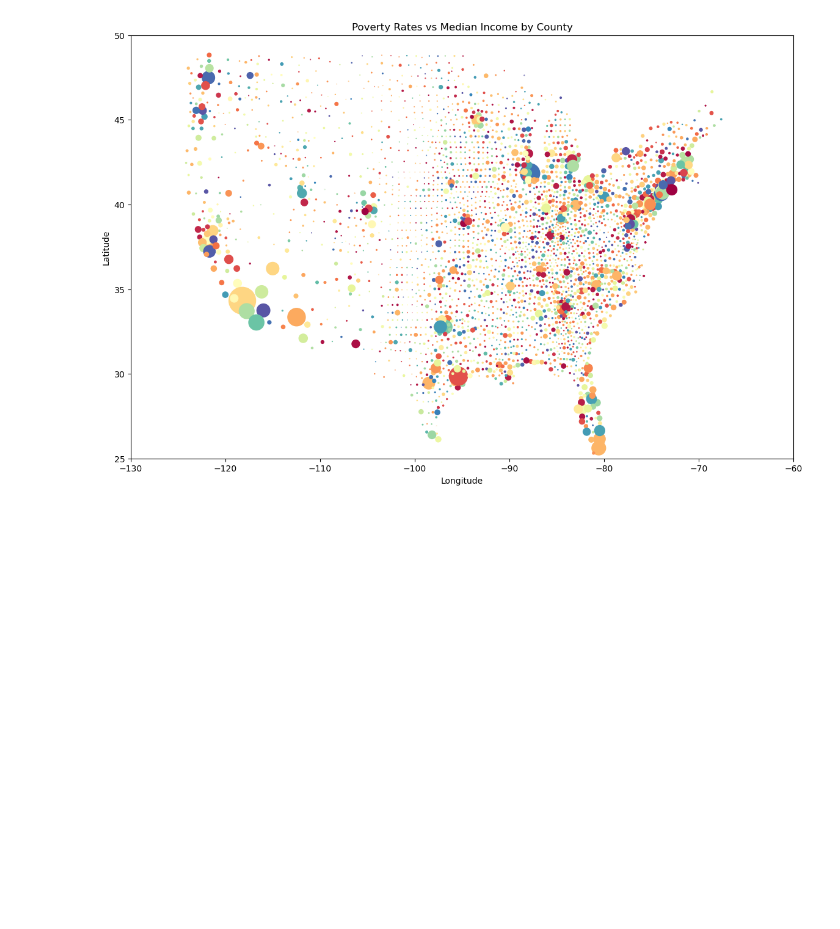
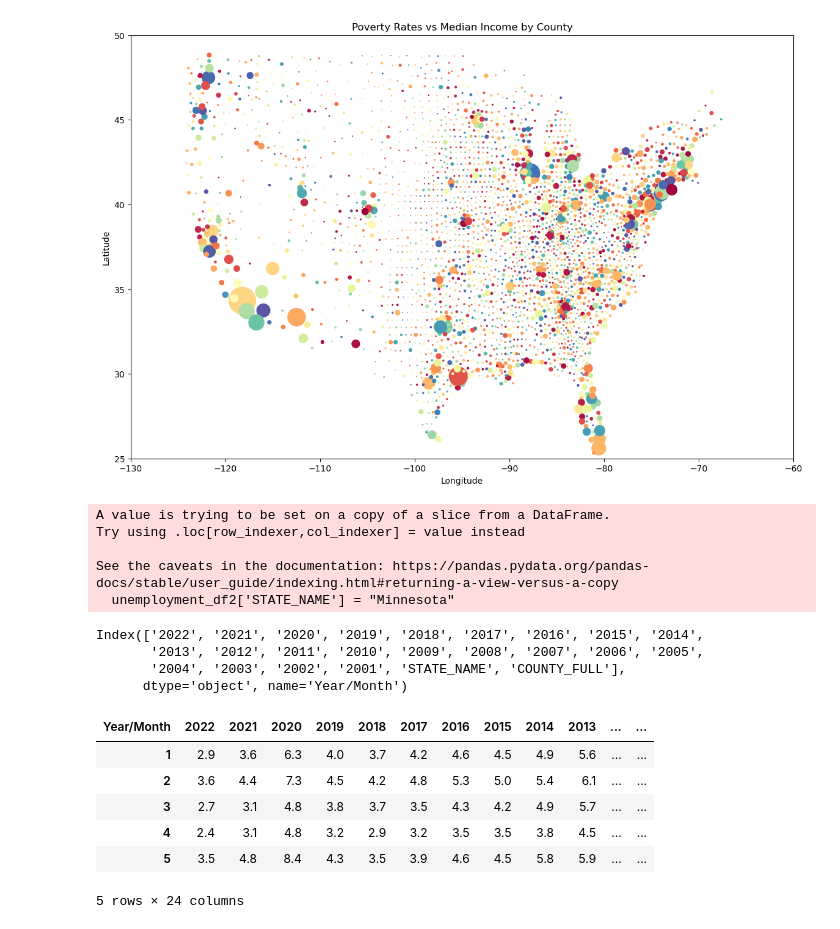
Before and after one commit to sammoe60/data-vikings, a Jupyter notebook: kendra/kendra.ipynb, the cells around one changed output. Saved outputs shown, nothing was run; the diff lists cells and outputs as text; code cells hidden in the pictures; blank space fills up the shorter version.

```diff
--- a/kendra/kendra.ipynb
+++ b/kendra/kendra.ipynb
@@ -305,0 +314,47 @@ county_final.plot.scatter(x='LNG', y='LAT', ylim=(25,50), xlim=(-130,-60),s=(cou
+# %%
+header = unemployment_df.iloc[0]
+unemployment_df2 = unemployment_df[1:]
+unemployment_df2.columns = header
+unemployment_df2.columns
+unemployment_df2['STATE_NAME'] = "Minnesota"
+# %% [output]
+A value is trying to be set on a copy of a slice from a DataFrame.
+Try using .loc[row_indexer,col_indexer] = value instead
+
+See the caveats in the documentation: https://pandas.pydata.org/pandas-docs/stable/user_guide/indexing.html#returning-a-view-versus-a-copy
+  unemployment_df2['STATE_NAME'] = "Minnesota"
+# %%
+ue_df = unemployment_df2.rename(columns={ '2022 Annual Avg.' : '2022', '2021 Annual Avg.': '2021', '2020 Annual Avg.' : '2020',
+       '2019 Annual Avg.': '2019', '2018 Annual Avg.': '2018', '2017 Annual Avg.': '2017',
+       '2016 Annual Avg.': '2016', '2015 Annual Avg.': '2015', '2014 Annual Avg.': '2014',
+       '2013 Annual Avg.': '2013', '2012 Annual Avg.': '2012', '2011 Annual Avg.': '2011',
+       '2010 Annual Avg.' : '2010', '2009 Annual Avg.': '2009', '2008 Annual Avg.': '2008',
+       '2007 Annual Avg.': '2007', '2006 Annual Avg.': '2006', '2005 Annual Avg.': '2005',
+       '2004 Annual Avg.': '2004', '2003 Annual Avg.': '2003', '2002 Annual Avg.': '2002',
+       '2001 Annual Avg.': '2001'})
+# %%
+i = -1
+num_list = []
+for i in range(88):
+    i += 1
+    num_list.append(i)
+# %%
+ue_df['COUNTY_FULL'] = ue_df.index
+ue_df.index = num_list
+
+ue_df.columns
+# %% [output]
+Index(['2022', '2021', '2020', '2019', '2018', '2017', '2016', '2015', '2014',
+       '2013', '2012', '2011', '2010', '2009', '2008', '2007', '2006', '2005',
+       '2004', '2003', '2002', '2001', 'STATE_NAME', 'COUNTY_FULL'],
+      dtype='object', name='Year/Month')
+# %%
+ue_df.head(5)
+# %% [output]
+| Year/Month | 2022 | 2021 | 2020 | 2019 | 2018 | 2017 | 2016 | 2015 | 2014 | 2013 | ... | ... |
+| 1 | 2.9 | 3.6 | 6.3 | 4.0 | 3.7 | 4.2 | 4.6 | 4.5 | 4.9 | 5.6 | ... | ... |
+| 2 | 3.6 | 4.4 | 7.3 | 4.5 | 4.2 | 4.8 | 5.3 | 5.0 | 5.4 | 6.1 | ... | ... |
+| 3 | 2.7 | 3.1 | 4.8 | 3.8 | 3.7 | 3.5 | 4.3 | 4.2 | 4.9 | 5.7 | ... | ... |
+| 4 | 2.4 | 3.1 | 4.8 | 3.2 | 2.9 | 3.2 | 3.5 | 3.5 | 3.8 | 4.5 | ... | ... |
+| 5 | 3.5 | 4.8 | 8.4 | 4.3 | 3.5 | 3.9 | 4.6 | 4.5 | 5.8 | 5.9 | ... | ... |
+5 rows × 24 columns
```
Also changed, not shown: parts of 14 cells of this notebook, 5 other files.
